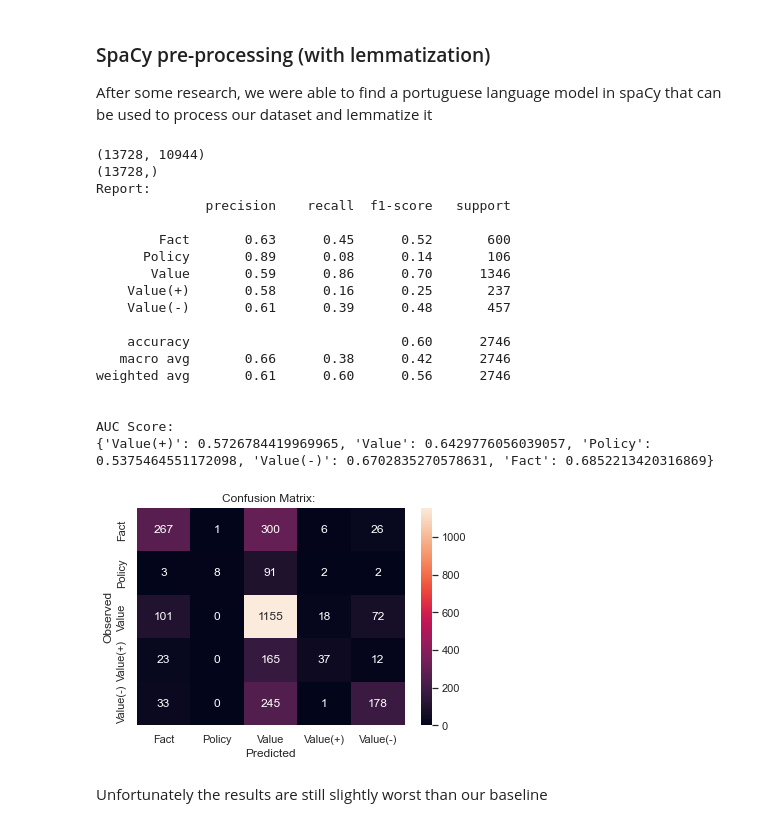
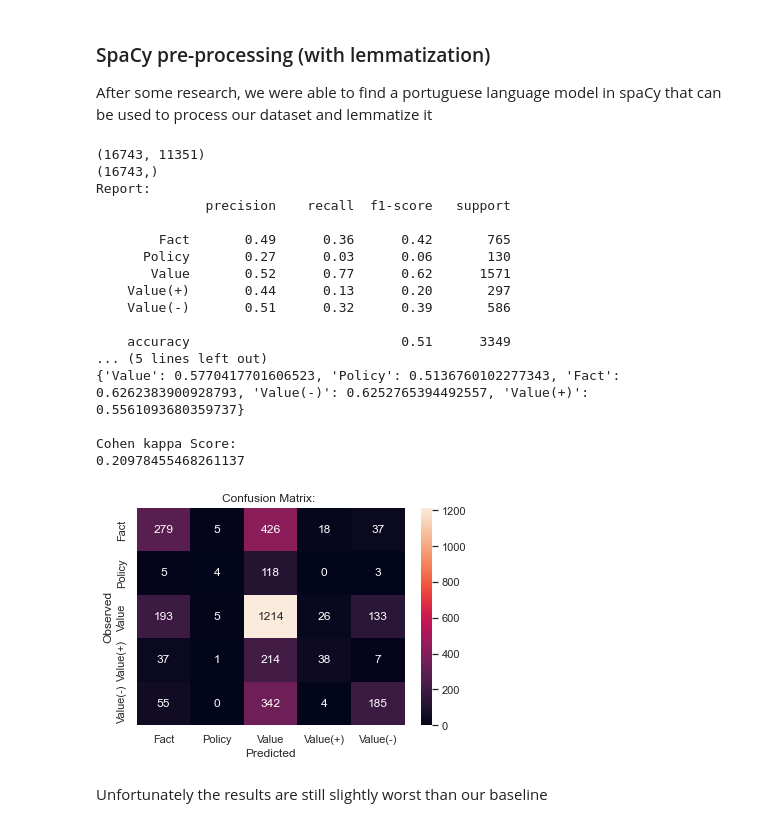
Before and after one commit to claramoreirag/FEUP-NLP, a Jupyter notebook: adu-classifier.ipynb, the cells around one changed output. Saved outputs shown, nothing was run; the diff lists cells and outputs as text; code cells hidden in the pictures.

```diff
--- a/adu-classifier.ipynb
+++ b/adu-classifier.ipynb
@@ -487,32 +493,31 @@ def buildCorpusSpaCy(df):
         corpus.append(token)
     return corpus
 # %%
-corpusSpacy= buildCorpusSpaCy(cleandf)
-X_train, X_test, y_train, y_test= split(corpusSpacy, cleandf)
+corpusSpacy= buildCorpusSpaCy(df)
+X_train, X_test, y_train, y_test= split(corpusSpacy, df)
 clf = MultinomialNB()
 clf.fit(X_train, y_train)
 pred = clf.predict(X_test)
 evaluation(pred)
 # %% [output]
-(13728, 10944)
-(13728,)
+(16743, 11351)
+(16743,)
 Report:
               precision    recall  f1-score   support
 
-        Fact       0.63      0.45      0.52       600
-      Policy       0.89      0.08      0.14       106
-       Value       0.59      0.86      0.70      1346
-    Value(+)       0.58      0.16      0.25       237
-    Value(-)       0.61      0.39      0.48       457
+        Fact       0.49      0.36      0.42       765
+      Policy       0.27      0.03      0.06       130
+       Value       0.52      0.77      0.62      1571
+    Value(+)       0.44      0.13      0.20       297
+    Value(-)       0.51      0.32      0.39       586
 
-    accuracy                           0.60      2746
-   macro avg       0.66      0.38      0.42      2746
-weighted avg       0.61      0.60      0.56      2746
+    accuracy                           0.51      3349
+... (5 lines left out)
+{'Value': 0.5770417701606523, 'Policy': 0.5136760102277343, 'Fact': 0.6262383900928793, 'Value(-)': 0.6252765394492557, 'Value(+)': 0.5561093680359737}
 
-
-AUC Score:
-{'Value(+)': 0.5726784419969965, 'Value': 0.6429776056039057, 'Policy': 0.5375464551172098, 'Value(-)': 0.6702835270578631, 'Fact': 0.6852213420316869}
+Cohen kappa Score:
+0.20978455468261137
-[figure, old version]
+[figure, new version]
 # %%
 corpusSpacyA= buildCorpusSpaCy(dfA)
 corpusSpacyB= buildCorpusSpaCy(dfB)
```
Also changed, not shown: parts of 12 cells of this notebook, 1 other file.
